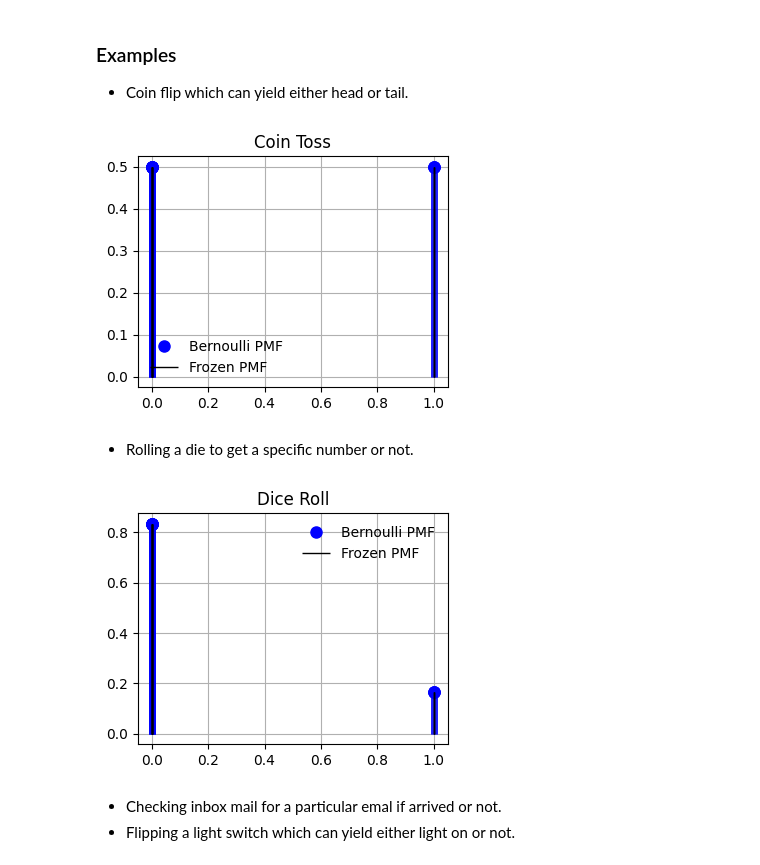
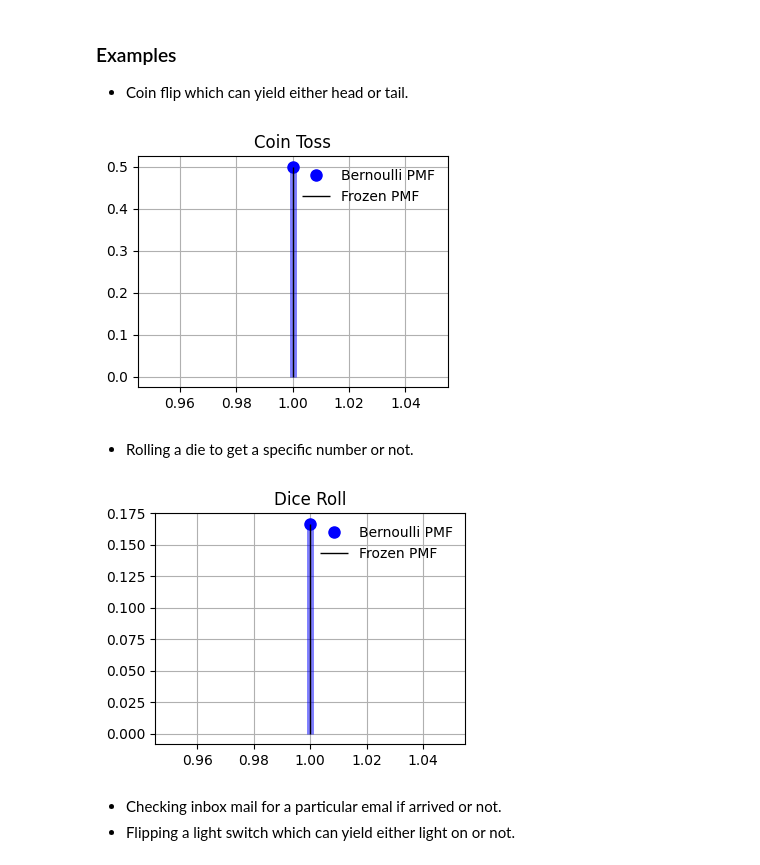
Before and after one commit to akalingking/quant-finance-lectures, a Jupyter notebook: 03_statistics/01_statistical_models_bernoulli.ipynb, the cells around one changed output. Drawn from its saved outputs; the diff is of its cells as text; code cells hidden in the pictures.

Commit message:
fix chart

```diff
--- a/03_statistics/01_statistical_models_bernoulli.ipynb
+++ b/03_statistics/01_statistical_models_bernoulli.ipynb
@@ -82,8 +82,7 @@ Var[X]&=E[X^2] - [E[X]]^2\\
 ### Examples
 - Coin flip which can yield either head or tail.
 # %%
-# Set trial runs and probabilities
-n = 10 # Trials
+n = 1
 k = 1
 p = k/2
 # Generate random samples
@@ -102,31 +101,30 @@ plt.show()
 prob = bernoulli.cdf(x, p)
 assert np.allclose(x, bernoulli.ppf(prob, p))
 # %% [output]
-[figure, old version]
+[figure, new version]
 # %% [markdown]
 - Rolling a die to get a specific number or not.
 # %%
-# Set trial runs and probabilities
-n = 10 # Trials
+n = 1
 k = 1
 p = k/6
 # Generate random samples
 x = bernoulli.rvs(p, size=n)
 # Plot the Bernouli Trials
 fig,ax = plt.subplots(1,1, figsize=(4,3))
 ax.plot(x, bernoulli.pmf(x, p), "bo", ms=8, label="Bernoulli PMF")
 ax.vlines(x, 0, bernoulli.pmf(x, p), colors="b", lw=5, alpha=0.5)
 rv = bernoulli(p)
 ax.vlines(x, 0, rv.pmf(x), colors='k', linestyles='-', lw=1, label='Frozen PMF')
 ax.legend(loc='best', frameon=False)
 ax.set_title("Dice Roll")
 plt.grid(":")
 plt.show()
 # Test
 prob = bernoulli.cdf(x, p)
 assert np.allclose(x, bernoulli.ppf(prob, p))
 # %% [output]
-[figure, old version]
+[figure, new version]
 # %% [markdown]
 - Checking inbox mail for a particular emal if arrived or not.
 - Flipping a light switch which can yield either light on or not.
```
Also changed, not shown: parts of 1 cell of this notebook.
